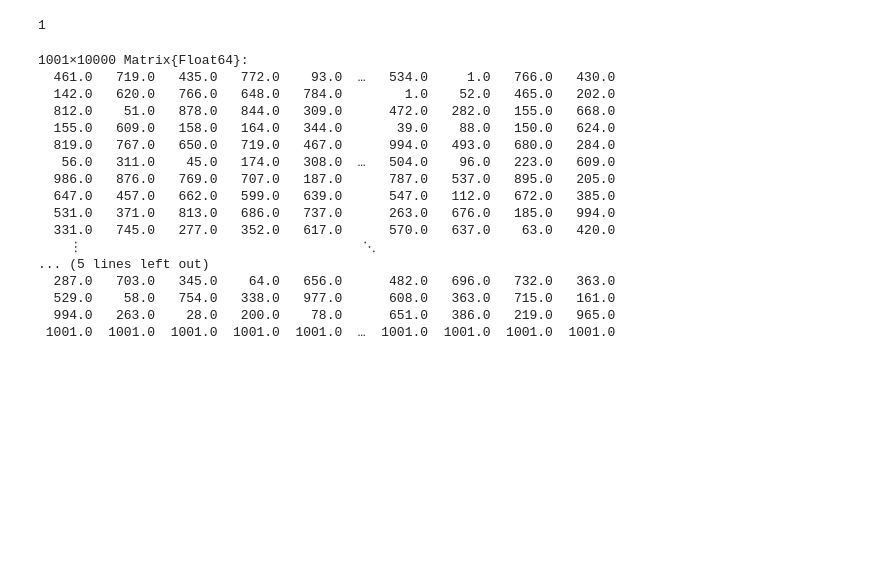
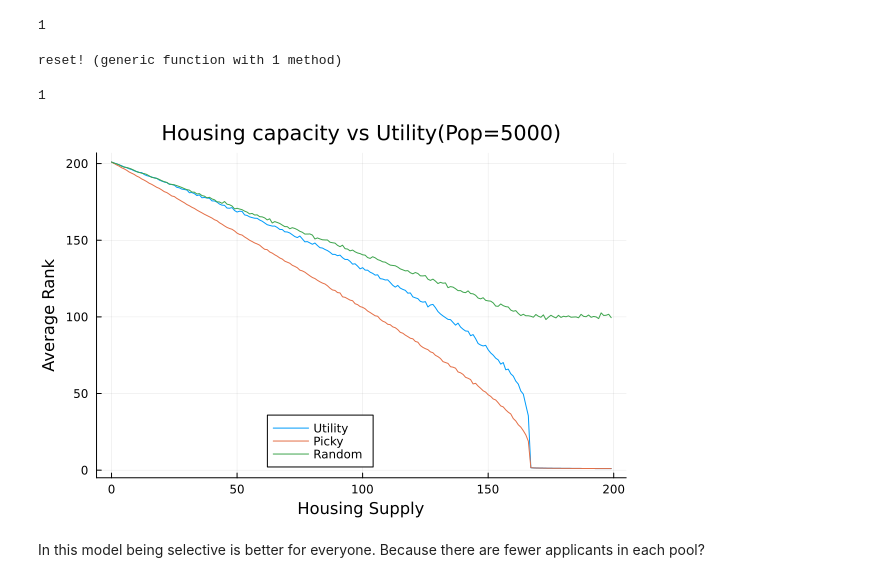
Before and after one commit to CalvinRoth/publicHousing, a Jupyter notebook: sample.ipynb, the cells around one changed output. Cells and saved outputs as stored; diff of their text form; code cells hidden in the pictures; blank space fills up the shorter version.

Commit message:
Added random allocation and top k applications

```diff
--- a/sample.ipynb
+++ b/sample.ipynb
@@ -131,27 +185,56 @@ end
-# %%
-prefs
-# %% [output]
-1001×10000 Matrix{Float64}:
-  461.0   719.0   435.0   772.0    93.0  …   534.0     1.0   766.0   430.0
-  142.0   620.0   766.0   648.0   784.0        1.0    52.0   465.0   202.0
-  812.0    51.0   878.0   844.0   309.0      472.0   282.0   155.0   668.0
-  155.0   609.0   158.0   164.0   344.0       39.0    88.0   150.0   624.0
-  819.0   767.0   650.0   719.0   467.0      994.0   493.0   680.0   284.0
-   56.0   311.0    45.0   174.0   308.0  …   504.0    96.0   223.0   609.0
-  986.0   876.0   769.0   707.0   187.0      787.0   537.0   895.0   205.0
-  647.0   457.0   662.0   599.0   639.0      547.0   112.0   672.0   385.0
-  531.0   371.0   813.0   686.0   737.0      263.0   676.0   185.0   994.0
-  331.0   745.0   277.0   352.0   617.0      570.0   637.0    63.0   420.0
-    ⋮                                    ⋱
-... (5 lines left out)
-  287.0   703.0   345.0    64.0   656.0      482.0   696.0   732.0   363.0
-  529.0    58.0   754.0   338.0   977.0      608.0   363.0   715.0   161.0
-  994.0   263.0    28.0   200.0    78.0      651.0   386.0   219.0   965.0
- 1001.0  1001.0  1001.0  1001.0  1001.0  …  1001.0  1001.0  1001.0  1001.0
+# %%
+function reset!(allo, used, caps, n, houses)
+    allo .= (houses +1)
+    used .= 0
+    used[houses+1] = 1
+end
+# %% [output]
+reset! (generic function with 1 method)
+# %%
+reset!(allo, used, caps, n, houses)
+# %% [output]
+1
+# %%
+util = zeros(houses)
+util2 = zeros(houses)
+util5p = zeros(houses)
+utilrand = zeros(houses)
+usage = zeros(houses)
+used = zeros(houses+1)
+
+reset!(allo, used, caps, n, houses)
+for i=1:200
+    caps[1:i] .= 0
+    for k=1:n_rounds
+        lottery!(prefs, allo, caps, used)
+        util[i] = score(prefs, allo)/n
+        reset!(allo, used, caps, n, houses)
+        caps[1:i] .= 0
+        limited_lottery!(prefs, allo, caps, used, houses/2)
+        util2[i] = score(prefs, allo)/n
+        usage[i] = (sum(used[1:houses]))/n
+        reset!(allo, used, caps, n, houses)
+        caps[1:i] .= 0
+        rand_all!(allo, caps)
+        utilrand[i] = score(prefs, allo)/n
+        reset!(allo, used, caps, n, houses)
+        global caps = copy(orig_caps)
+
+    end
+
+end
 # %%
-plot(1:100, util, label="Marginal utility of 5 units")
-plot!(twinx(), usage, color="red", label="usage rate")
+x_axis = (houses)*ones(houses) - [i for i=1:200]
+plot()
+plot(x_axis , util, label="Utility", legend=:bottom)
+plot!(x_axis, util2, label="Picky")
+#plot!(x_axis, usage, color="red", label="usage rate")
 
-title!("Housing capacity vs Utility(Pop=1000)")
+plot!(x_axis, utilrand, label="Random")
+
+
+title!("Housing capacity vs Utility(Pop="*string(n) *")")
 xlabel!("Housing Supply")
-ylabel!("Average Utility")
+ylabel!("Average Rank")
+# %% [output]
+[figure, added]
@@ -157,0 +243,2 @@ ylabel!("Average Utility")
+# %% [markdown]
+In this model being selective is better for everyone. Because there are fewer applicants in each pool?
```
Also changed, not shown: parts of 36 cells of this notebook.
